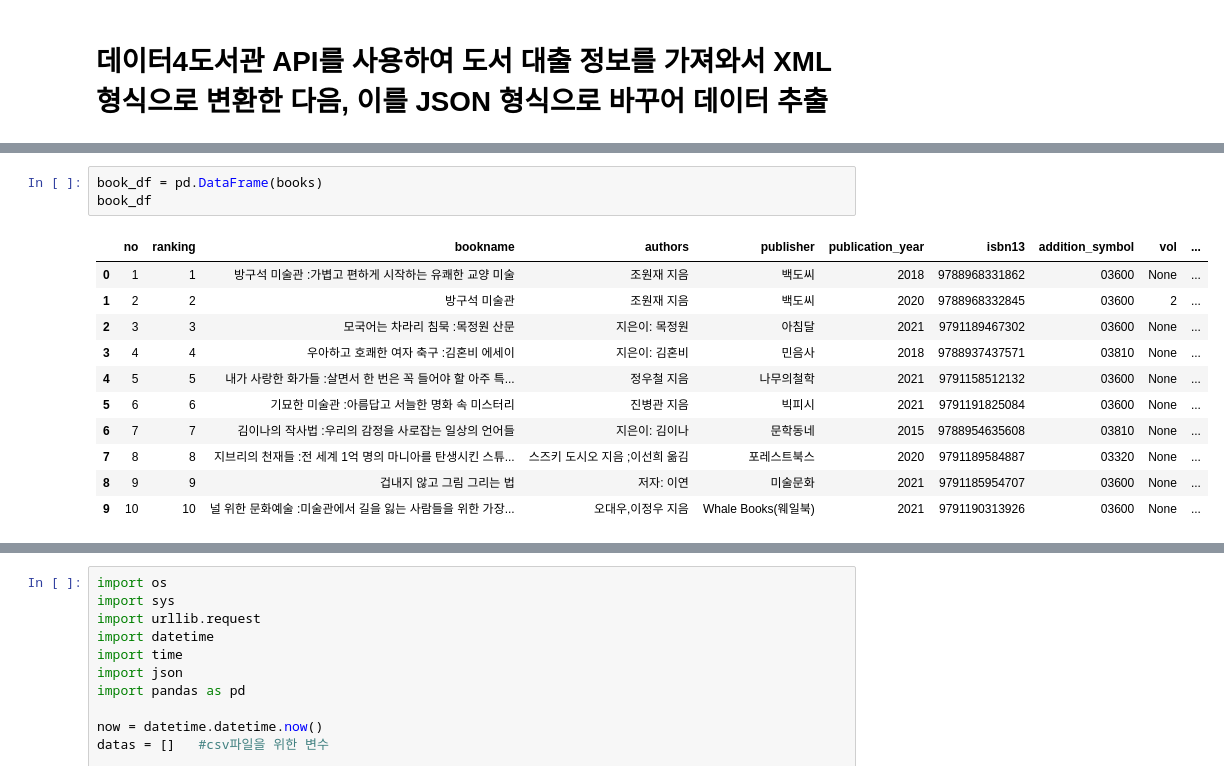
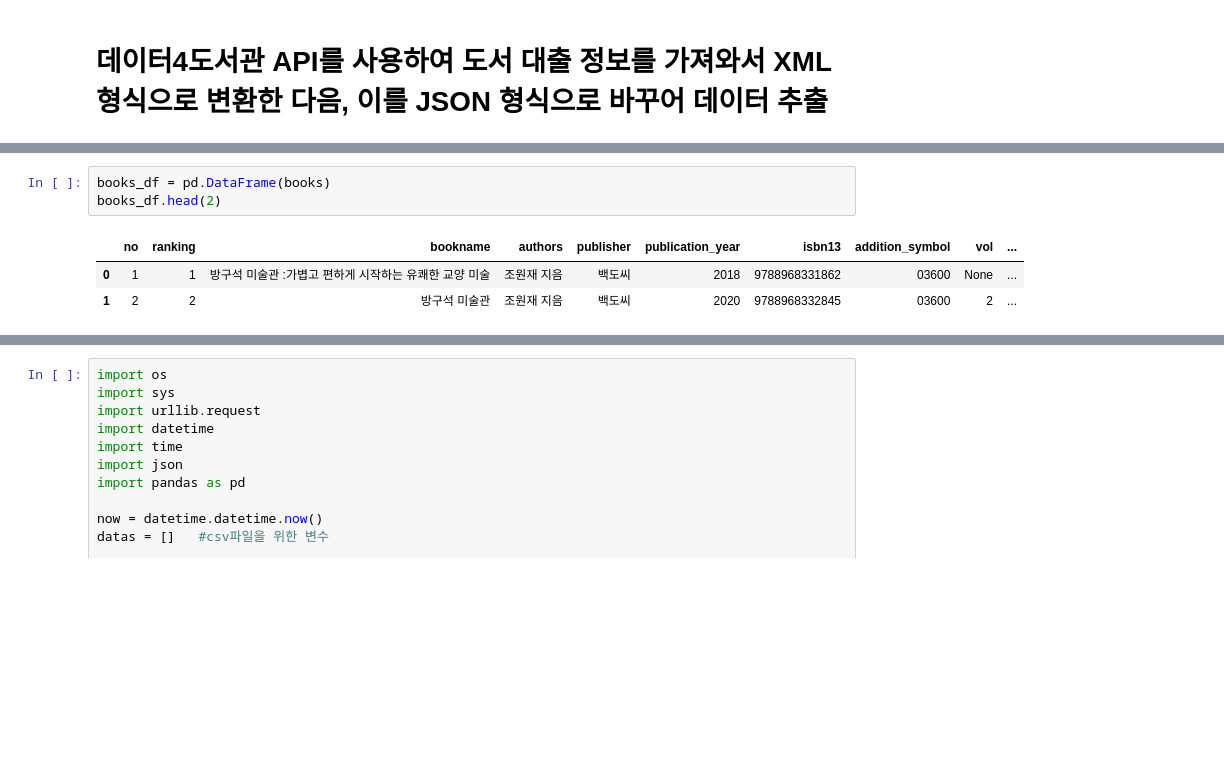
Before and after one commit to ellieyakim0829/dataAnalysis, a Jupyter notebook: 2_미니프로젝트_데이터분석_OpenAPI_실습_20240429.ipynb, the cells around one changed output, grey strips where cells are left out. Cells and saved outputs as stored; diff of their text form; blank space fills up the shorter version.

```diff
--- a/2_미니프로젝트_데이터분석_OpenAPI_실습_20240429.ipynb
+++ b/2_미니프로젝트_데이터분석_OpenAPI_실습_20240429.ipynb
@@ -219,18 +209,10 @@ print(books)
 }
 [{'no': '1', 'ranking': '1', 'bookname': '방구석 미술관 :가볍고 편하게 시작하는 유쾌한 교양 미술', 'authors': '조원재 지음', 'publisher': '백도씨', 'publication_year': '2018', 'isbn13': '9788968331862', 'addition_symbol': '03600',  ...
 # %%
-book_df = pd.DataFrame(books)
-book_df
+books_df = pd.DataFrame(books)
+books_df.head(2)
 # %% [output]
 |  | no | ranking | bookname | authors | publisher | publication_year | isbn13 | addition_symbol | vol | ... |
 | 0 | 1 | 1 | 방구석 미술관 :가볍고 편하게 시작하는 유쾌한 교양 미술 | 조원재 지음 | 백도씨 | 2018 | 9788968331862 | 03600 | None | ... |
 | 1 | 2 | 2 | 방구석 미술관 | 조원재 지음 | 백도씨 | 2020 | 9788968332845 | 03600 | 2 | ... |
-| 2 | 3 | 3 | 모국어는 차라리 침묵 :목정원 산문 | 지은이: 목정원 | 아침달 | 2021 | 9791189467302 | 03600 | None | ... |
-| 3 | 4 | 4 | 우아하고 호쾌한 여자 축구 :김혼비 에세이 | 지은이: 김혼비 | 민음사 | 2018 | 9788937437571 | 03810 | None | ... |
-| 4 | 5 | 5 | 내가 사랑한 화가들 :살면서 한 번은 꼭 들어야 할 아주 특... | 정우철 지음 | 나무의철학 | 2021 | 9791158512132 | 03600 | None | ... |
-| 5 | 6 | 6 | 기묘한 미술관 :아름답고 서늘한 명화 속 미스터리 | 진병관 지음 | 빅피시 | 2021 | 9791191825084 | 03600 | None | ... |
-| 6 | 7 | 7 | 김이나의 작사법 :우리의 감정을 사로잡는 일상의 언어들 | 지은이: 김이나 | 문학동네 | 2015 | 9788954635608 | 03810 | None | ... |
-| 7 | 8 | 8 | 지브리의 천재들 :전 세계 1억 명의 마니아를 탄생시킨 스튜... | 스즈키 도시오 지음 ;이선희 옮김 | 포레스트북스 | 2020 | 9791189584887 | 03320 | None | ... |
-| 8 | 9 | 9 | 겁내지 않고 그림 그리는 법 | 저자: 이연 | 미술문화 | 2021 | 9791185954707 | 03600 | None | ... |
-| 9 | 10 | 10 | 널 위한 문화예술 :미술관에서 길을 잃는 사람들을 위한 가장... | 오대우,이정우 지음 | Whale Books(웨일북) | 2021 | 9791190313926 | 03600 | None | ... |
 # %%
```
Also changed, not shown: parts of 11 cells of this notebook.
